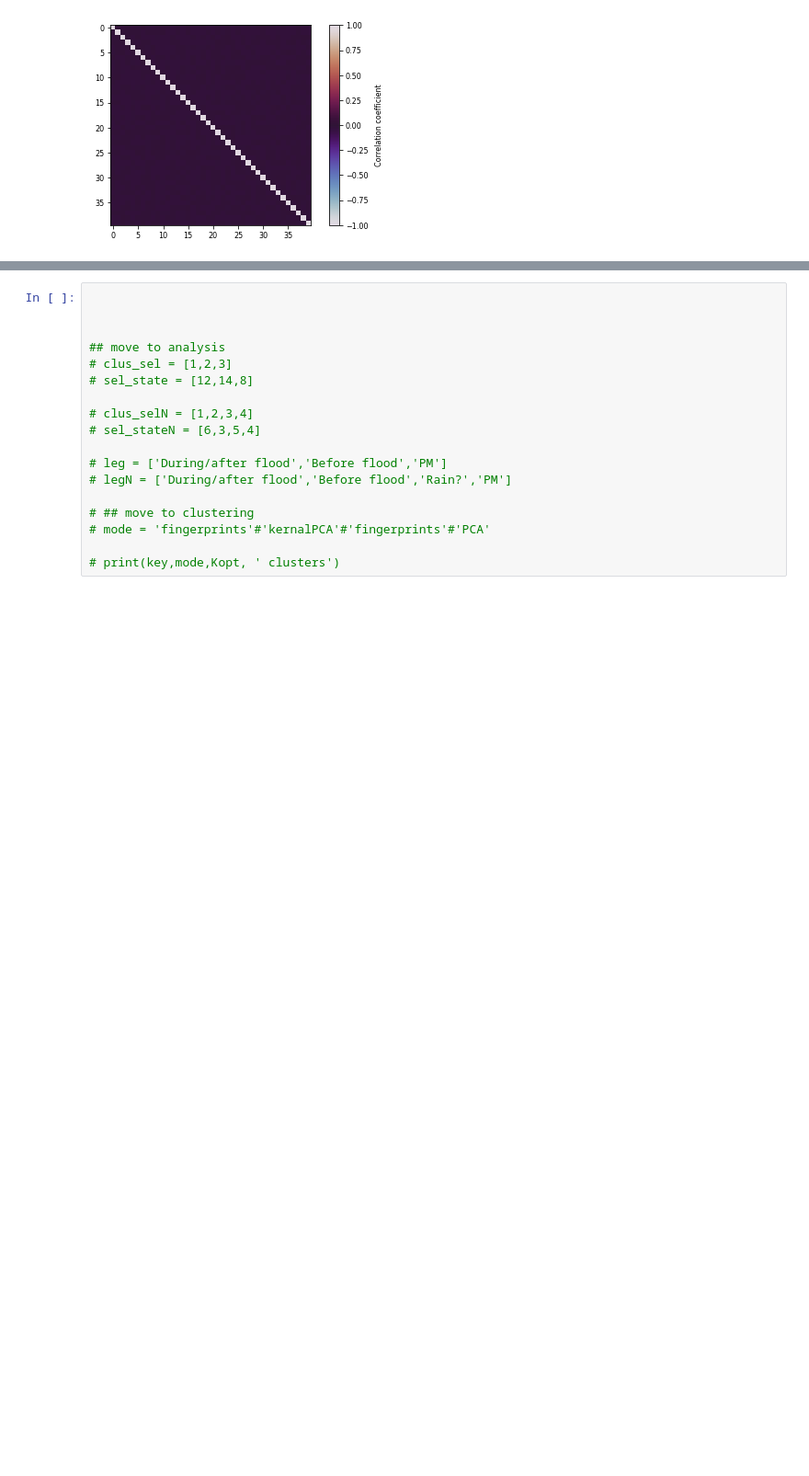
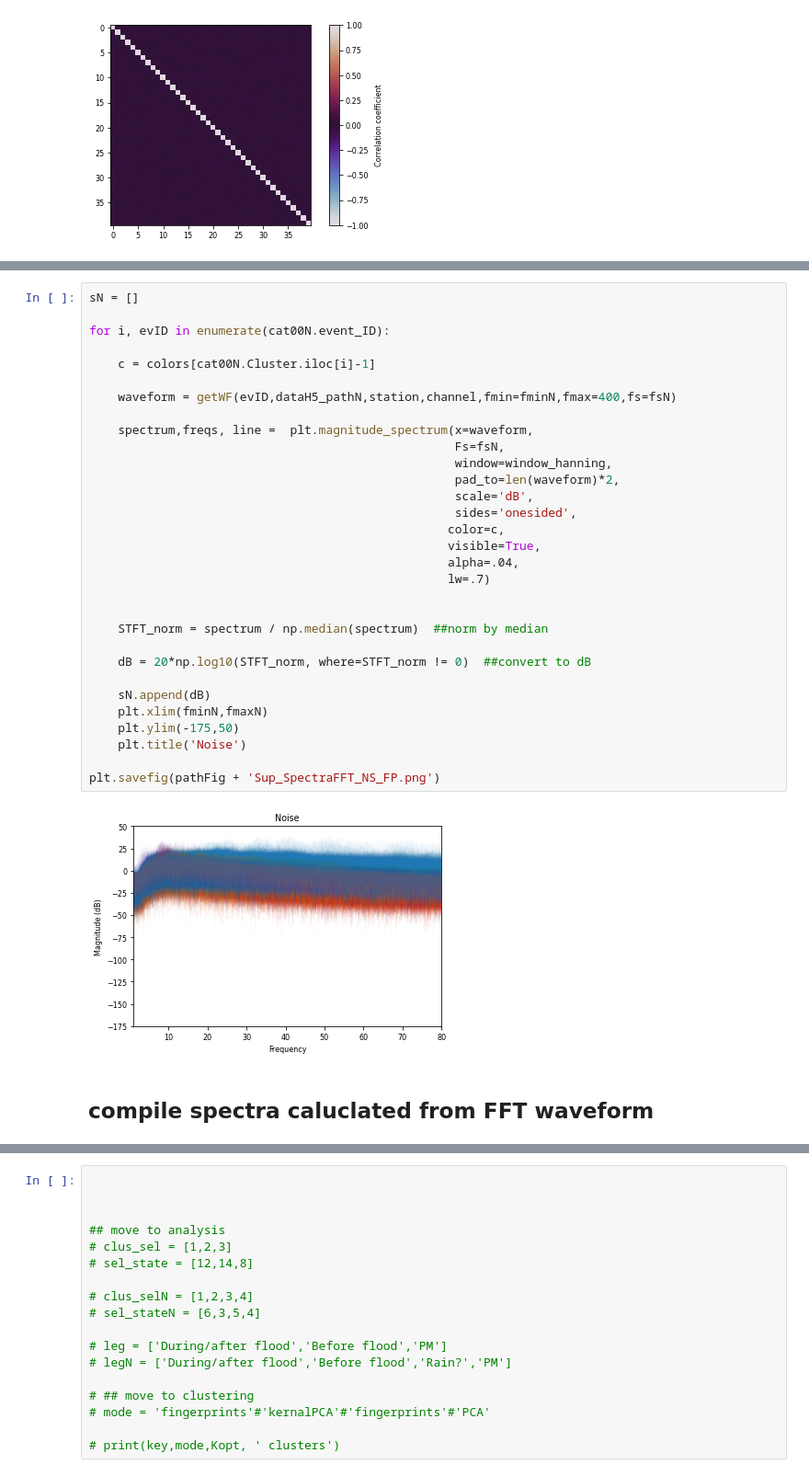
Before and after one commit to tsawi/Unsupervised_ML_Gornergletscher, a Jupyter notebook: notebooks/plotting_SuppFigs.ipynb, the cells around one changed output, grey strips where cells are left out. Shown at 92% size. Drawn from its saved outputs; the diff is of its cells as text; blank space fills up the shorter version.

```diff
--- a/notebooks/plotting_SuppFigs.ipynb
+++ b/notebooks/plotting_SuppFigs.ipynb
@@ -678,0 +716,35 @@ plt.savefig(pathFig + 'Supp_CC_RANDomnoise.png')
+# %%
+sN = []
+
+for i, evID in enumerate(cat00N.event_ID):
+
+    c = colors[cat00N.Cluster.iloc[i]-1]
+
+    waveform = getWF(evID,dataH5_pathN,station,channel,fmin=fminN,fmax=400,fs=fsN)
+
+    spectrum,freqs, line =  plt.magnitude_spectrum(x=waveform,
+                                                   Fs=fsN,
+                                                   window=window_hanning,
+                                                   pad_to=len(waveform)*2,
+                                                   scale='dB',
+                                                   sides='onesided',
+                                                  color=c,
+                                                  visible=True,
+                                                  alpha=.04,
+                                                  lw=.7)
+
+
+    STFT_norm = spectrum / np.median(spectrum)  ##norm by median
+
+    dB = 20*np.log10(STFT_norm, where=STFT_norm != 0)  ##convert to dB
+
+    sN.append(dB)
+    plt.xlim(fminN,fmaxN)
+    plt.ylim(-175,50)
+    plt.title('Noise')
+
+plt.savefig(pathFig + 'Sup_SpectraFFT_NS_FP.png')
+# %% [output]
+[figure, added]
+# %% [markdown]
+## compile spectra caluclated from FFT waveform
```
Also changed, not shown: parts of 10 cells of this notebook, 21 other files.
